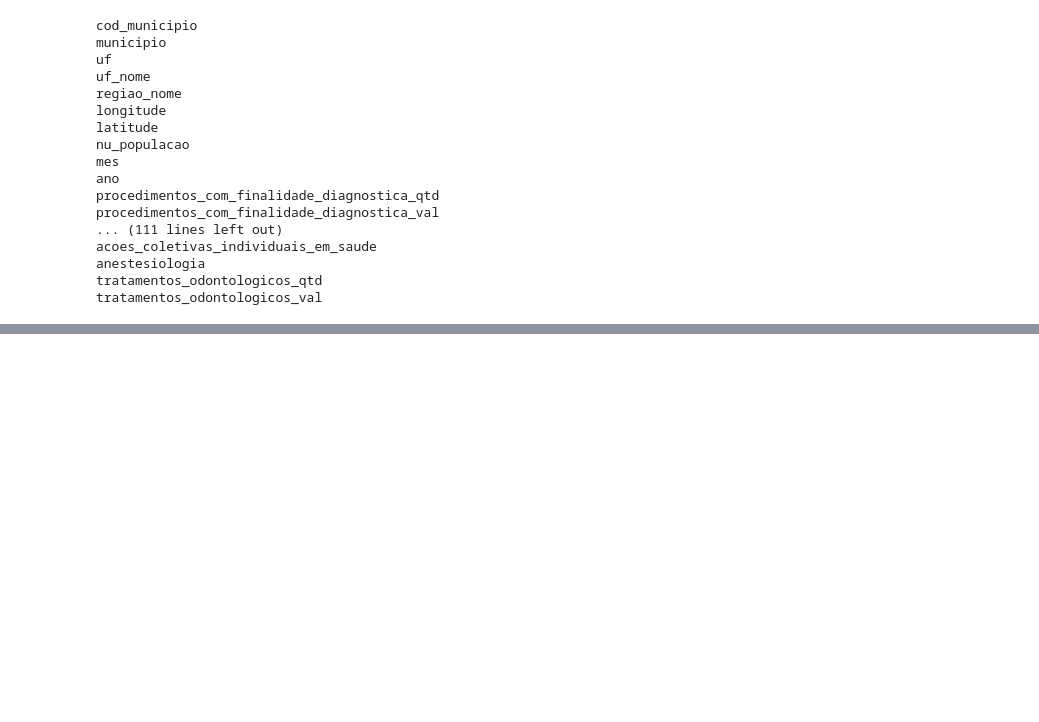
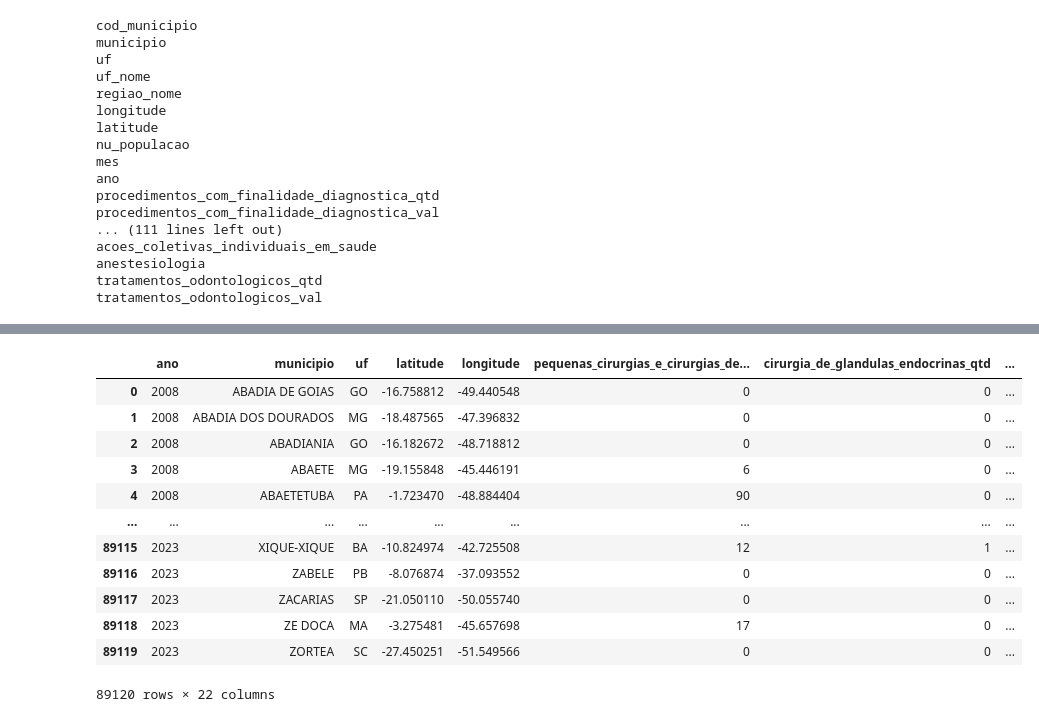
Before and after one commit to linocesar/desafio_ciencia_de_dados, a Jupyter notebook: datasus/notebooks/explorer.ipynb, the cells around one changed output, grey strips where cells are left out. Drawn from its saved outputs; the diff is of its cells as text; code cells hidden in the pictures; blank space fills up the shorter version.

```diff
--- a/datasus/notebooks/explorer.ipynb
+++ b/datasus/notebooks/explorer.ipynb
@@ -405,0 +428,16 @@ tratamentos_odontologicos_val
+# %%
+df_datasus_cirurgias_agrupado
+# %% [output]
+|  | ano | municipio | uf | latitude | longitude | pequenas_cirurgias_e_cirurgias_de... | cirurgia_de_glandulas_endocrinas_qtd | ... |
+| 0 | 2008 | ABADIA DE GOIAS | GO | -16.758812 | -49.440548 | 0 | 0 | ... |
+| 1 | 2008 | ABADIA DOS DOURADOS | MG | -18.487565 | -47.396832 | 0 | 0 | ... |
+| 2 | 2008 | ABADIANIA | GO | -16.182672 | -48.718812 | 0 | 0 | ... |
+| 3 | 2008 | ABAETE | MG | -19.155848 | -45.446191 | 6 | 0 | ... |
+| 4 | 2008 | ABAETETUBA | PA | -1.723470 | -48.884404 | 90 | 0 | ... |
+| ... | ... | ... | ... | ... | ... | ... | ... | ... |
+| 89115 | 2023 | XIQUE-XIQUE | BA | -10.824974 | -42.725508 | 12 | 1 | ... |
+| 89116 | 2023 | ZABELE | PB | -8.076874 | -37.093552 | 0 | 0 | ... |
+| 89117 | 2023 | ZACARIAS | SP | -21.050110 | -50.055740 | 0 | 0 | ... |
+| 89118 | 2023 | ZE DOCA | MA | -3.275481 | -45.657698 | 17 | 0 | ... |
+| 89119 | 2023 | ZORTEA | SC | -27.450251 | -51.549566 | 0 | 0 | ... |
+89120 rows × 22 columns
```
Also changed, not shown: parts of 15 cells of this notebook, 5 other files.
